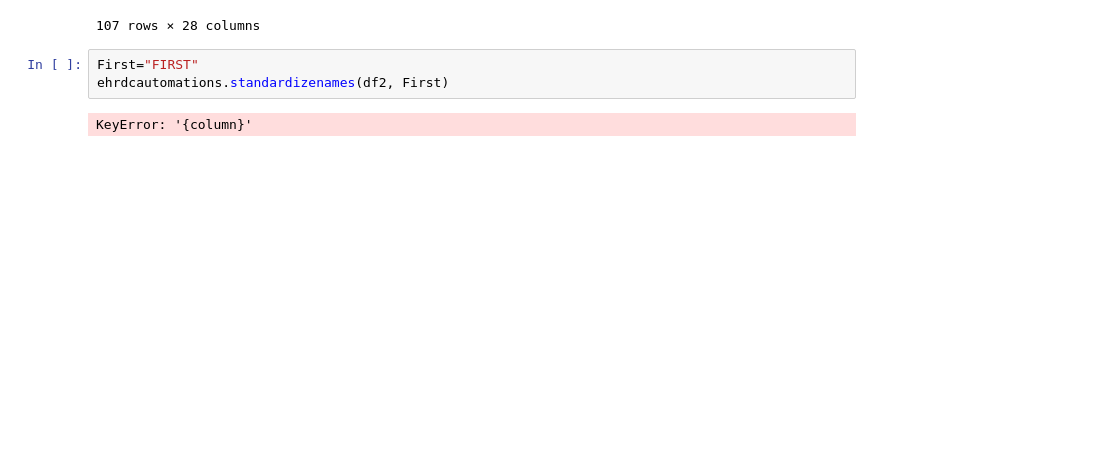
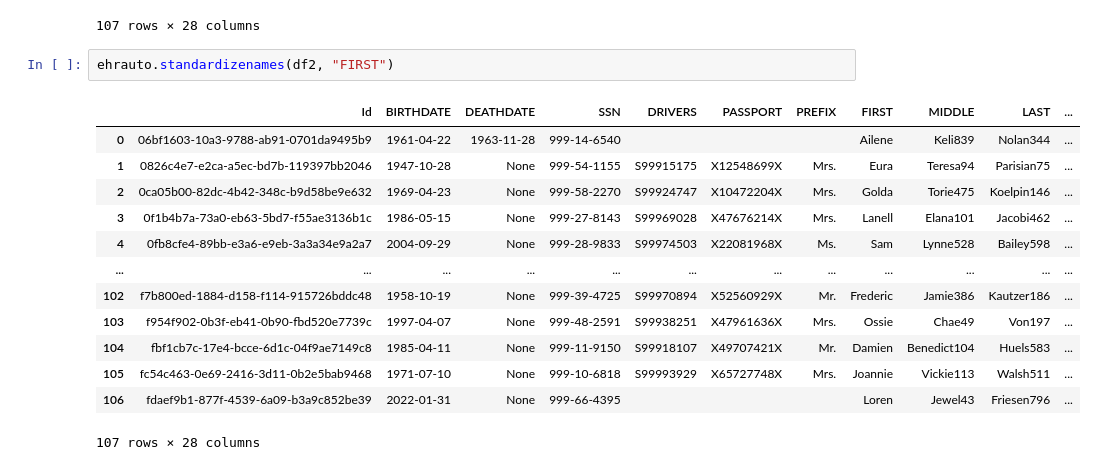
Before and after one commit to lunasiawebb/Tutorial-Learning, a Jupyter notebook: ehrdatacleaning.ipynb, the cells around one changed output. Drawn from its saved outputs; the diff is of its cells as text; blank space fills up the shorter version.

Commit message:
automated name standardizing tasks in ehrauto

```diff
--- a/ehrdatacleaning.ipynb
+++ b/ehrdatacleaning.ipynb
@@ -116,8 +116,19 @@ df2
 | 105 | fc54c463-0e69-2416-3d11-0b2e5bab9468 | 1971-07-10 | None | 999-10-6818 | S99993929 | X65727748X | Mrs. | Joannie32 | Vickie113 | Walsh511 | ... |
 | 106 | fdaef9b1-877f-4539-6a09-b3a9c852be39 | 2022-01-31 | None | 999-66-4395 |  |  |  | Loren192 | Jewel43 | Friesen796 | ... |
 107 rows × 28 columns
-# %%
-First="FIRST"
-ehrdcautomations.standardizenames(df2, First)
-# %% [output]
-KeyError: '{column}'
+# %%
+ehrauto.standardizenames(df2, "FIRST")
+# %% [output]
+|  | Id | BIRTHDATE | DEATHDATE | SSN | DRIVERS | PASSPORT | PREFIX | FIRST | MIDDLE | LAST | ... |
+| 0 | 06bf1603-10a3-9788-ab91-0701da9495b9 | 1961-04-22 | 1963-11-28 | 999-14-6540 |  |  |  | Ailene | Keli839 | Nolan344 | ... |
+| 1 | 0826c4e7-e2ca-a5ec-bd7b-119397bb2046 | 1947-10-28 | None | 999-54-1155 | S99915175 | X12548699X | Mrs. | Eura | Teresa94 | Parisian75 | ... |
+| 2 | 0ca05b00-82dc-4b42-348c-b9d58be9e632 | 1969-04-23 | None | 999-58-2270 | S99924747 | X10472204X | Mrs. | Golda | Torie475 | Koelpin146 | ... |
+| 3 | 0f1b4b7a-73a0-eb63-5bd7-f55ae3136b1c | 1986-05-15 | None | 999-27-8143 | S99969028 | X47676214X | Mrs. | Lanell | Elana101 | Jacobi462 | ... |
+| 4 | 0fb8cfe4-89bb-e3a6-e9eb-3a3a34e9a2a7 | 2004-09-29 | None | 999-28-9833 | S99974503 | X22081968X | Ms. | Sam | Lynne528 | Bailey598 | ... |
+| ... | ... | ... | ... | ... | ... | ... | ... | ... | ... | ... | ... |
+| 102 | f7b800ed-1884-d158-f114-915726bddc48 | 1958-10-19 | None | 999-39-4725 | S99970894 | X52560929X | Mr. | Frederic | Jamie386 | Kautzer186 | ... |
+| 103 | f954f902-0b3f-eb41-0b90-fbd520e7739c | 1997-04-07 | None | 999-48-2591 | S99938251 | X47961636X | Mrs. | Ossie | Chae49 | Von197 | ... |
+| 104 | fbf1cb7c-17e4-bcce-6d1c-04f9ae7149c8 | 1985-04-11 | None | 999-11-9150 | S99918107 | X49707421X | Mr. | Damien | Benedict104 | Huels583 | ... |
+| 105 | fc54c463-0e69-2416-3d11-0b2e5bab9468 | 1971-07-10 | None | 999-10-6818 | S99993929 | X65727748X | Mrs. | Joannie | Vickie113 | Walsh511 | ... |
+| 106 | fdaef9b1-877f-4539-6a09-b3a9c852be39 | 2022-01-31 | None | 999-66-4395 |  |  |  | Loren | Jewel43 | Friesen796 | ... |
+107 rows × 28 columns
```
Also changed, not shown: parts of 1 cell of this notebook, 2 other files.
